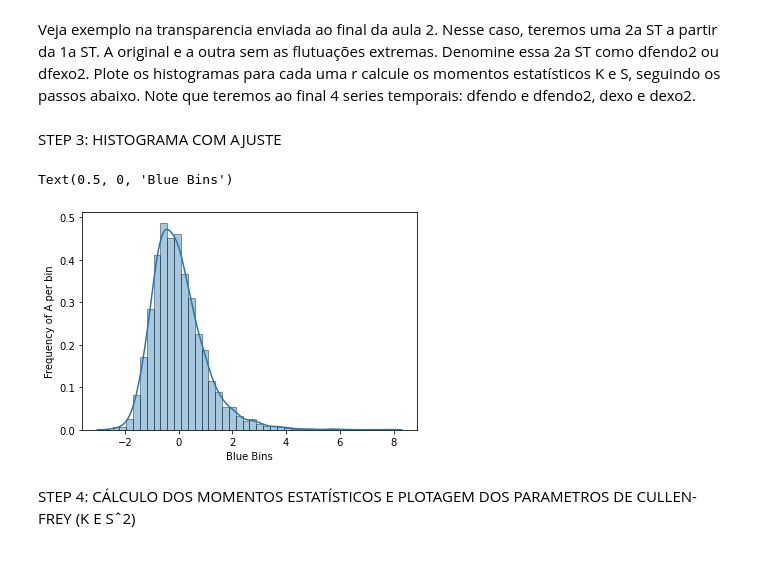
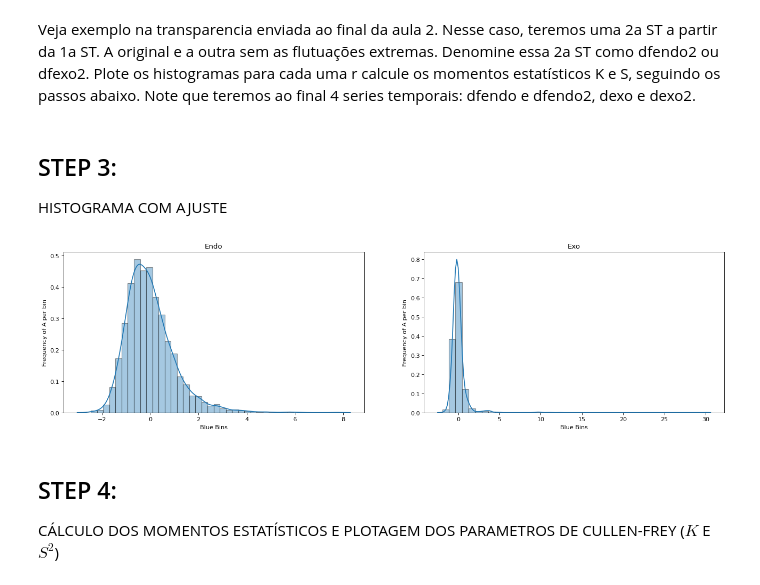
Before and after one commit to barauna-lo/Computational_Statistics, a Jupyter notebook: HandsOn_09/CAP417_HandsOn09_Barauna.ipynb, the cells around one changed output. Saved outputs shown, nothing was run; the diff lists cells and outputs as text; code cells hidden in the pictures.

```diff
--- a/HandsOn_09/CAP417_HandsOn09_Barauna.ipynb
+++ b/HandsOn_09/CAP417_HandsOn09_Barauna.ipynb
@@ -73,13 +51,25 @@ dx=dfendo
 #dx = (dx-min(dx))/(max(dx)-min(dx))
 #Obs: Não é necessário neste hands-on
 # %%
+figure(figsize=(15,10),dpi=100)
 dx=dfendo
-dx=(dx - np.mean(dx))/np.std(dx)
-plt.plot(dx, color="black", linewidth=0.6)
+dy=dfexo
+
+plt.subplot(2,1,1)
+dx=(dx - np.mean(dx))/np.std(dx) #Exógeno Normalizado
+plt.plot(dx, linewidth=0.6)
 plt.xlabel('time steps (n)')
 plt.ylabel('A(n)', fontsize='large')
-#plt.xlim([1, 4096])
-plt.axhline(y=3*sigma,color='C1')
-plt.axhline(y=-3*sigma,color='C1')
+plt.title('Série Endógena')
+plt.grid()
+
+plt.subplot(2,1,2)
+dy=(dy - np.mean(dy))/np.std(dy) #Endógeno Normalizado
+plt.plot(dy, linewidth=0.6)
+plt.xlabel('time steps (n)')
+plt.ylabel('A(n)', fontsize='large')
+plt.title('Série Exógena')
+
+plt.grid()
 plt.show()
 # %% [output]
@@ -115,15 +125,27 @@ Denomine essa 2a ST como dfendo2 ou dfexo2. Plote os histogramas para cada uma r
 #IMPLEMENTAR A IDENTIFICACAO E A EXTRAÇÃO DOS VALORES > 3SIGMA,
 #GERANDO A SEGUNDA SERIE SEM AS FLUTUAÇÕES EXTREMAS.
 # %% [markdown]
-STEP 3: HISTOGRAMA COM AJUSTE
+## STEP 3:
+HISTOGRAMA COM AJUSTE
 # %%
 # seaborn histogram with Kernel Density Estimation
+figure(figsize=(20,5),dpi=80)
+plt.subplot(1,2,1)
 sns.distplot(dx, bins=40, hist_kws={'edgecolor':'black'})
 plt.ylabel('Frequency of A per bin')
 plt.xlabel('Blue Bins')
+plt.title('Endo')
+
+plt.subplot(1,2,2)
+sns.distplot(dy, bins=40, hist_kws={'edgecolor':'black'})
+plt.ylabel('Frequency of A per bin')
+plt.xlabel('Blue Bins')
+plt.title('Exo')
+
+plt.show()
 # %% [output]
-Text(0.5, 0, 'Blue Bins')
-[figure, old version]
+[figure, new version]
 # %% [markdown]
-STEP 4: CÁLCULO DOS MOMENTOS ESTATÍSTICOS E PLOTAGEM DOS PARAMETROS DE CULLEN-FREY (K E Sˆ2)
+## STEP 4:
+CÁLCULO DOS MOMENTOS ESTATÍSTICOS E PLOTAGEM DOS PARAMETROS DE CULLEN-FREY ($K$ E $S^2$)
 # %%
```
Also changed, not shown: parts of 15 cells of this notebook.
